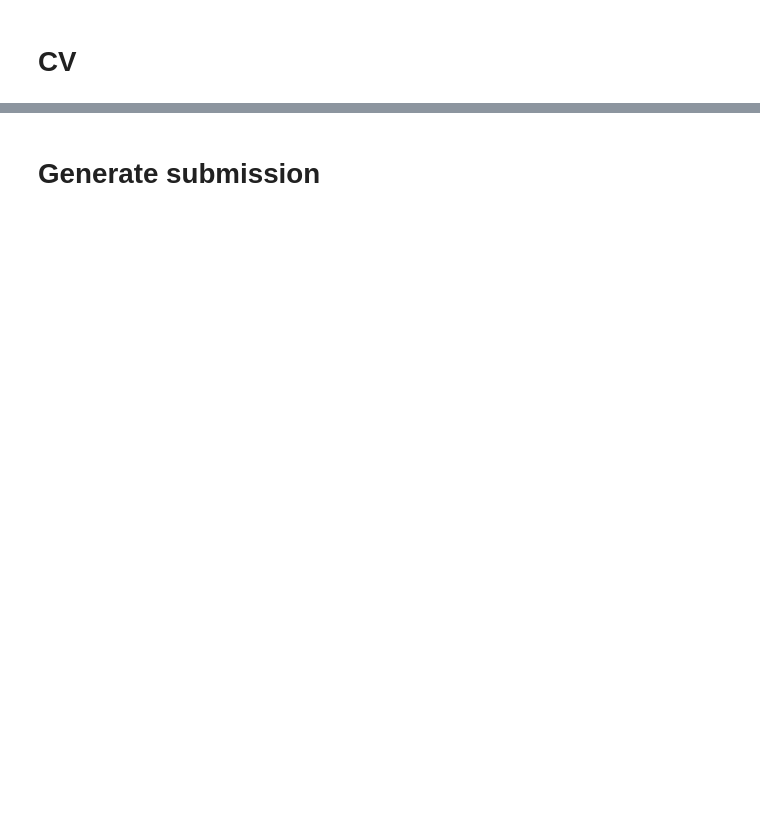
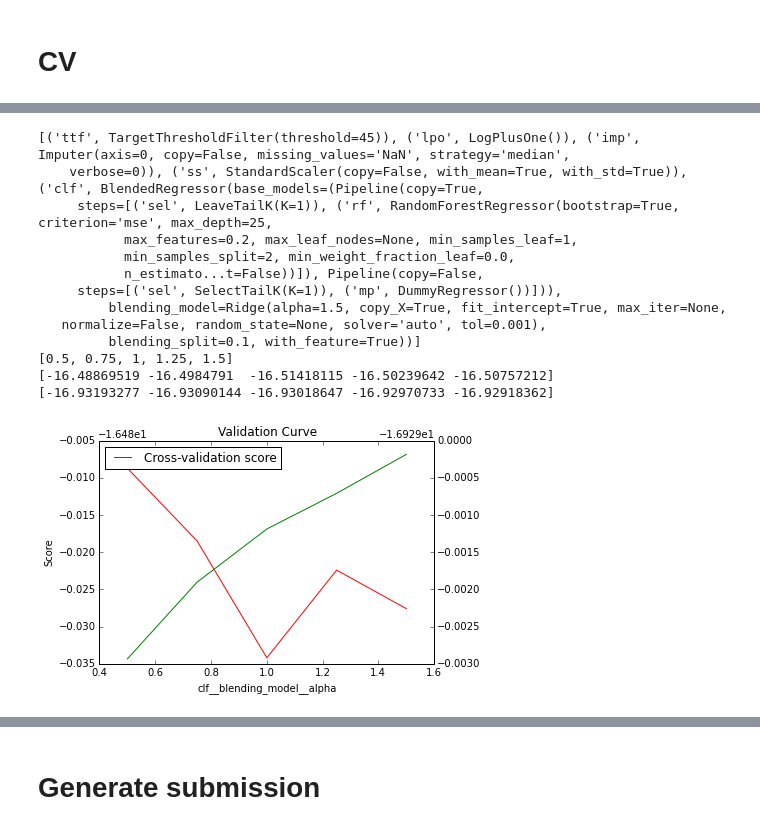
Before and after one commit to zaxliu/howmuchrainii, a Jupyter notebook: lewis/ml_test_blending_1126_[pks].ipynb, the cells around one changed output, grey strips where cells are left out. Saved outputs shown, nothing was run; the diff lists cells and outputs as text; code cells hidden in the pictures; blank space fills up the shorter version.

```diff
--- a/lewis/ml_test_blending_1126_[pks].ipynb
+++ b/lewis/ml_test_blending_1126_[pks].ipynb
@@ -166,0 +137,9 @@ print pip.get_params()['steps']
+# %%
+# Sweep parameter
+param_name, param_range='clf__blending_model__alpha', np.arange(1.5, 2.5, 0.25)
+train_scores, test_scores= validation_curve(estimator=pip, X=X, y=y, scoring=scorer, cv=10, n_jobs=1,
+                          param_name=param_name, param_range=param_range, verbose=3)
+train_scores_mean = np.mean(train_scores, axis=1)
+train_scores_std = np.std(train_scores, axis=1)
+test_scores_mean = np.mean(test_scores, axis=1)
+test_scores_std = np.std(test_scores, axis=1)# Sweep parameter
@@ -166,0 +166,33 @@ print pip.get_params()['steps']
+# %%
+# Plotting the validation curver, i.e. trn/val error versus parameter value
+# Sweep alpha = [0.5, 0.75, 1, 1.25, 1.5]
+# 100% data
+print pip.get_params()['steps']
+print param_range
+print train_scores_mean
+print test_scores_mean
+plt.title("Validation Curve")
+plt.xlabel(param_name)
+plt.ylabel("Score")
+plt.plot(param_range, train_scores_mean, label="Training score", color="r")
+# plt.fill_between(param_range, train_scores_mean - train_scores_std, train_scores_mean + train_scores_std, alpha=0.2, color="r")
+plt.twinx()
+plt.plot(param_range, test_scores_mean, label="Cross-validation score", color="g")
+# plt.fill_between(param_range, test_scores_mean - test_scores_std, test_scores_mean + test_scores_std, alpha=0.2, color="g")
+plt.legend(loc="best")
+plt.show()
+# %% [output]
+[('ttf', TargetThresholdFilter(threshold=45)), ('lpo', LogPlusOne()), ('imp', Imputer(axis=0, copy=False, missing_values='NaN', strategy='median',
+    verbose=0)), ('ss', StandardScaler(copy=False, with_mean=True, with_std=True)), ('clf', BlendedRegressor(base_models=(Pipeline(copy=True,
+     steps=[('sel', LeaveTailK(K=1)), ('rf', RandomForestRegressor(bootstrap=True, criterion='mse', max_depth=25,
+           max_features=0.2, max_leaf_nodes=None, min_samples_leaf=1,
+           min_samples_split=2, min_weight_fraction_leaf=0.0,
+           n_estimato...t=False))]), Pipeline(copy=False,
+     steps=[('sel', SelectTailK(K=1)), ('mp', DummyRegressor())])),
+         blending_model=Ridge(alpha=1.5, copy_X=True, fit_intercept=True, max_iter=None,
+   normalize=False, random_state=None, solver='auto', tol=0.001),
+         blending_split=0.1, with_feature=True))]
+[0.5, 0.75, 1, 1.25, 1.5]
+[-16.48869519 -16.4984791  -16.51418115 -16.50239642 -16.50757212]
+[-16.93193277 -16.93090144 -16.93018647 -16.92970733 -16.92918362]
+[figure, added]
```
Also changed, not shown: parts of 18 cells of this notebook, 5 other files.
